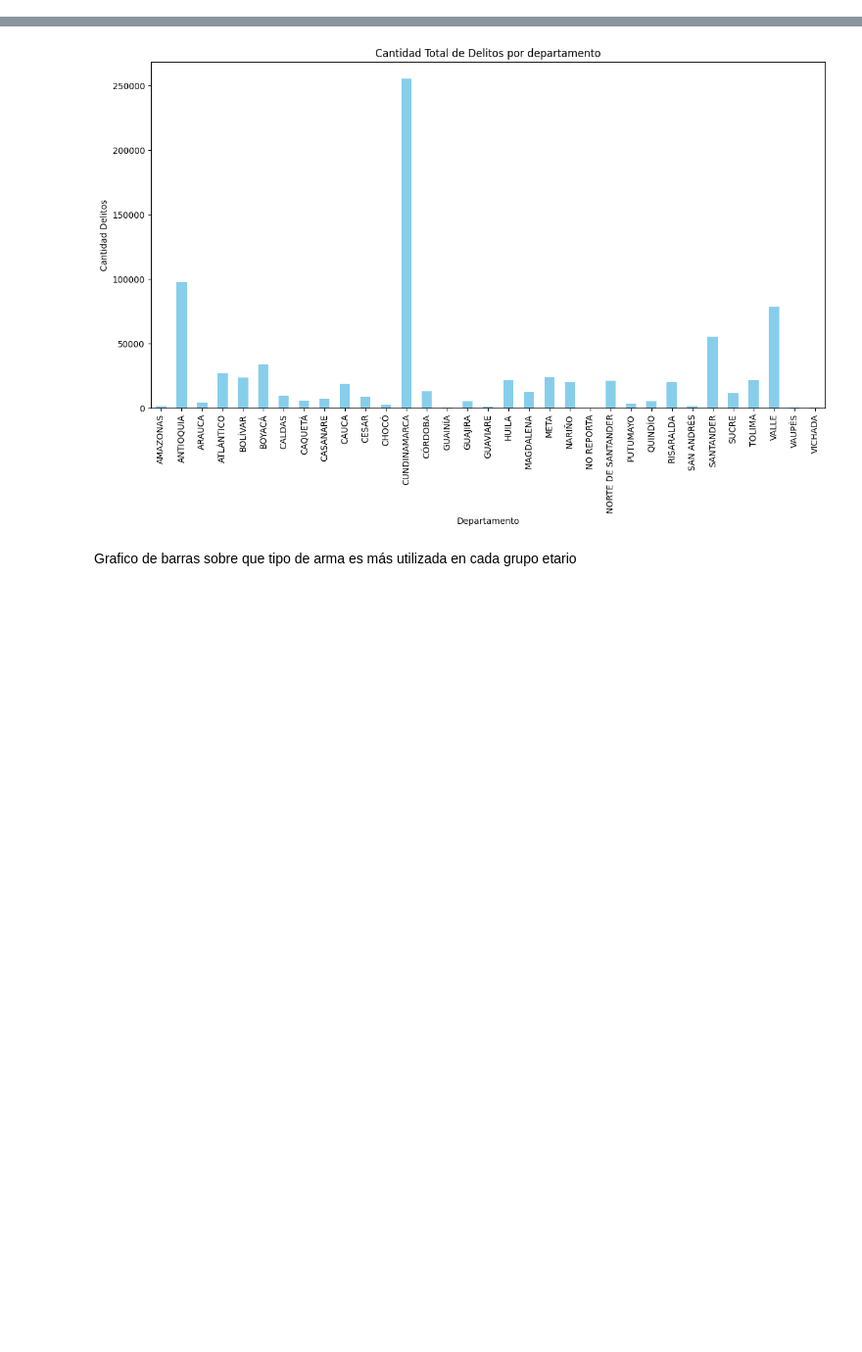
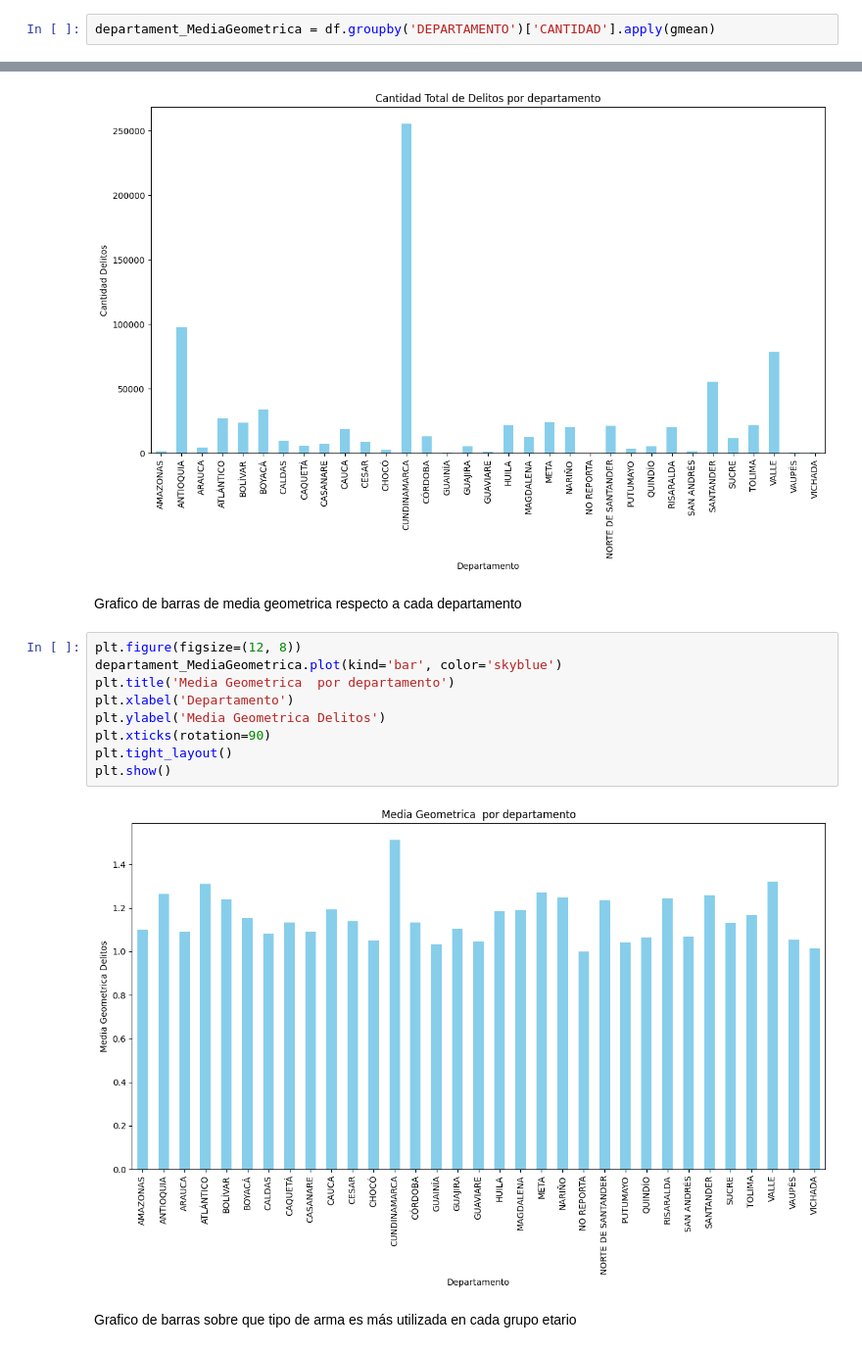
Before and after one commit to SamuelPR21/Analisis-Violencia-Domestica-Colombia, a Jupyter notebook: analisisDatos.ipynb, the cells around one changed output, grey strips where cells are left out. Shown: that part at 98% size. Saved outputs shown, nothing was run; the diff lists cells and outputs as text; blank space fills up the shorter version.

Commit message:
Se añadio un analisis realcionado con la media

```diff
--- a/analisisDatos.ipynb
+++ b/analisisDatos.ipynb
@@ -92 +105,3 @@ Name: count, dtype: int64
+# %%
+departament_MediaGeometrica = df.groupby('DEPARTAMENTO')['CANTIDAD'].apply(gmean)
 # %% [markdown]
@@ -154,6 +169,19 @@ plt.tight_layout()
 plt.show()
 # %% [output]
 [figure]
+# %% [markdown]
+Grafico de barras de media geometrica respecto a cada departamento
+# %%
+plt.figure(figsize=(12, 8))
+departament_MediaGeometrica.plot(kind='bar', color='skyblue')
+plt.title('Media Geometrica  por departamento')
+plt.xlabel('Departamento')
+plt.ylabel('Media Geometrica Delitos')
+plt.xticks(rotation=90)
+plt.tight_layout()
+plt.show()
+# %% [output]
+[figure, added]
 # %% [markdown]
 Grafico de barras sobre que tipo de arma es más utilizada en cada grupo etario
 # %%
```
Also changed, not shown: parts of 4 cells of this notebook, 1 other file.
